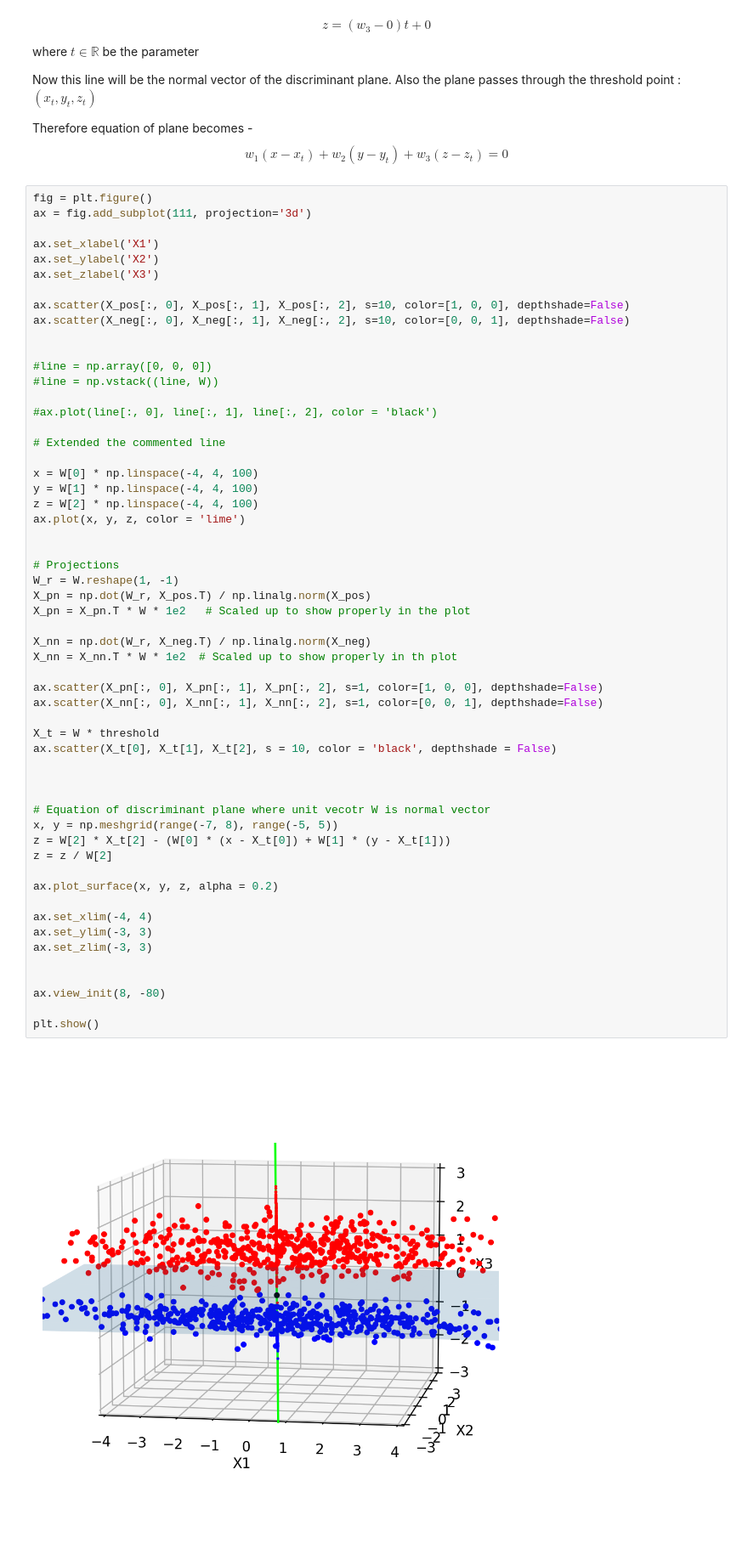
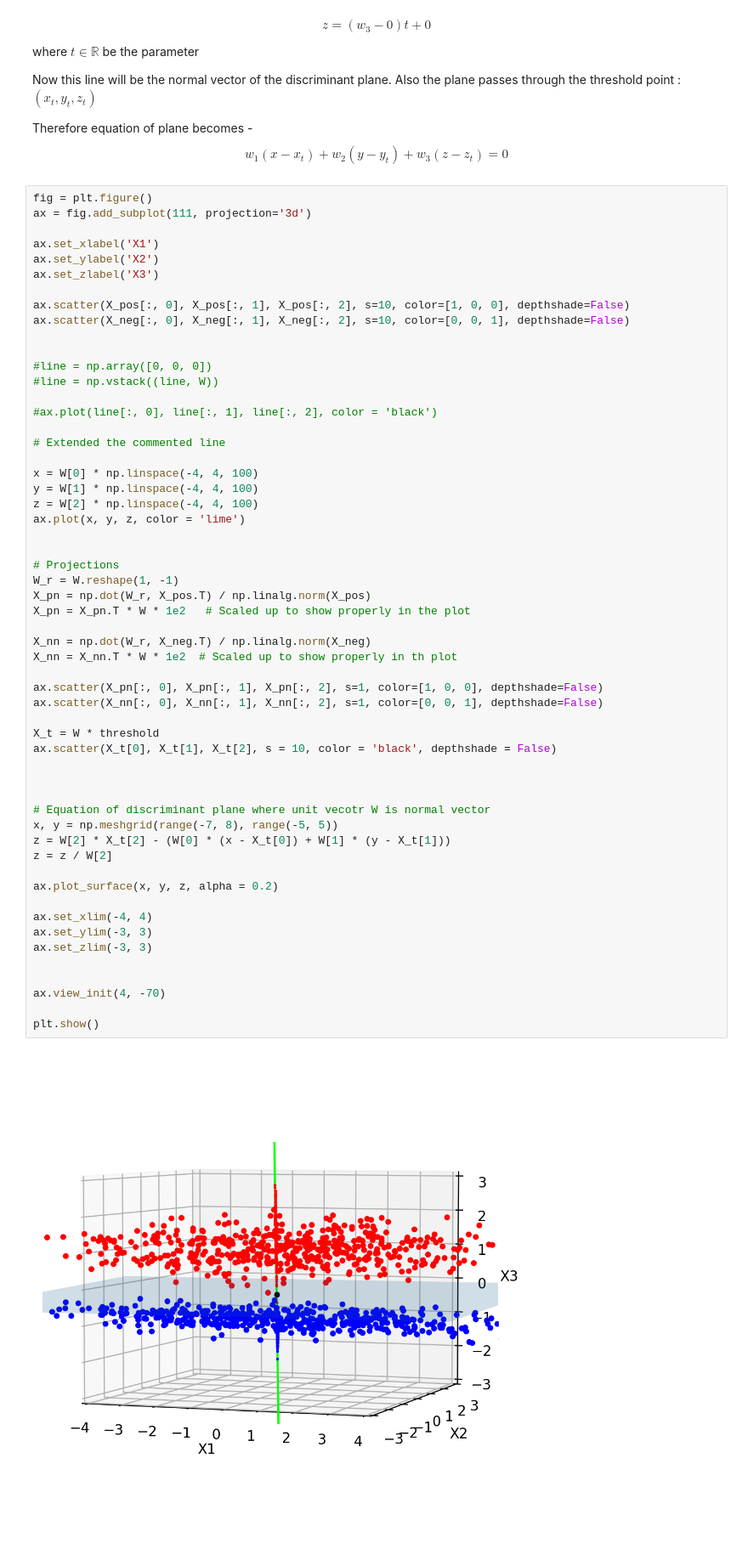
Before and after one commit to CyberKnight1803/ML_Assignment, a Jupyter notebook: fisher/Fisher's Linear Discriminant.ipynb, the cells around one changed output. Shown at 85% size. Drawn from its saved outputs; the diff is of its cells as text.

Commit message:
plot images

```diff
--- a/fisher/Fisher's Linear Discriminant.ipynb
+++ b/fisher/Fisher's Linear Discriminant.ipynb
@@ -285,32 +285,32 @@ ax.plot(x, y, z, color = 'lime')
 W_r = W.reshape(1, -1)
 X_pn = np.dot(W_r, X_pos.T) / np.linalg.norm(X_pos)
 X_pn = X_pn.T * W * 1e2   # Scaled up to show properly in the plot
 
 X_nn = np.dot(W_r, X_neg.T) / np.linalg.norm(X_neg)
 X_nn = X_nn.T * W * 1e2  # Scaled up to show properly in th plot
 
 ax.scatter(X_pn[:, 0], X_pn[:, 1], X_pn[:, 2], s=1, color=[1, 0, 0], depthshade=False)
 ax.scatter(X_nn[:, 0], X_nn[:, 1], X_nn[:, 2], s=1, color=[0, 0, 1], depthshade=False)
 
 X_t = W * threshold
 ax.scatter(X_t[0], X_t[1], X_t[2], s = 10, color = 'black', depthshade = False)
 
 
 
 # Equation of discriminant plane where unit vecotr W is normal vector
 x, y = np.meshgrid(range(-7, 8), range(-5, 5))
 z = W[2] * X_t[2] - (W[0] * (x - X_t[0]) + W[1] * (y - X_t[1]))
 z = z / W[2]
 
 ax.plot_surface(x, y, z, alpha = 0.2)
 
 ax.set_xlim(-4, 4)
 ax.set_ylim(-3, 3)
 ax.set_zlim(-3, 3)
 
 
-ax.view_init(8, -80)
+ax.view_init(4, -70)
 
 plt.show()
 # %% [output]
-[figure, old version]
+[figure, new version]
```
Also changed, not shown: 3 other files.
